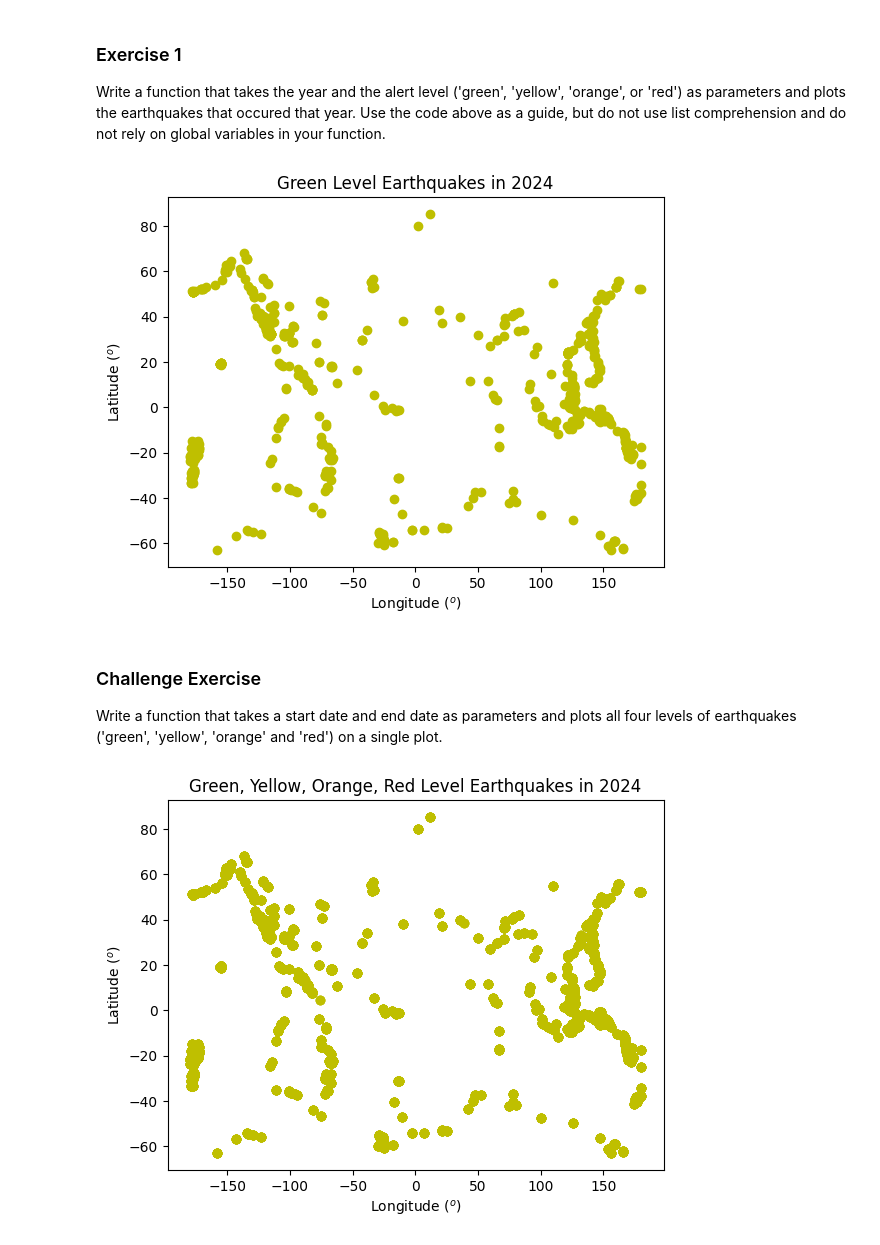
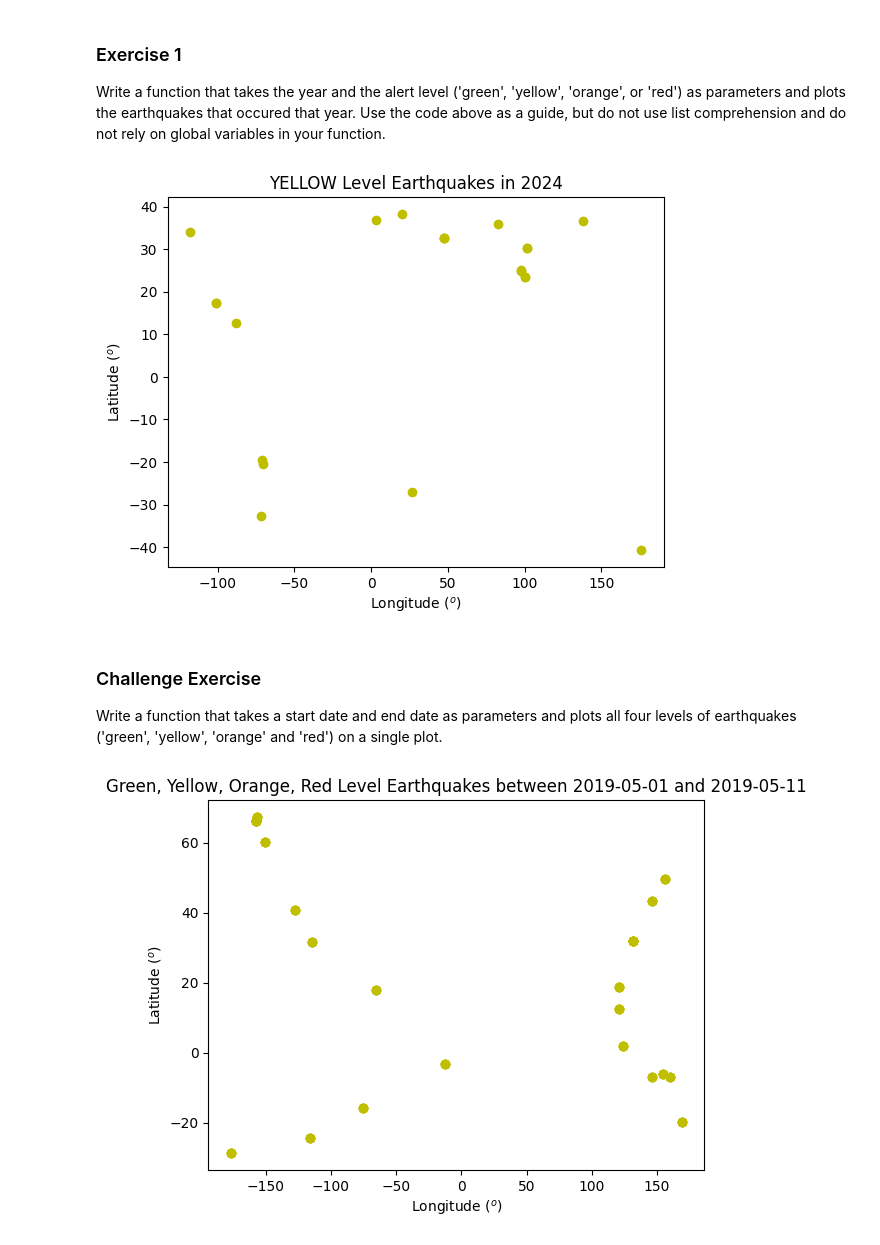
Before and after one commit to bakhadir0v/COMP215, a Jupyter notebook: labs/lab01-introduction.ipynb, the cells around one changed output. Cells and saved outputs as stored; diff of their text form; code cells hidden in the pictures.

```diff
--- a/labs/lab01-introduction.ipynb
+++ b/labs/lab01-introduction.ipynb
@@ -152,48 +152,62 @@ plt.show()
 Write a function that takes the year and the alert level ('green', 'yellow', 'orange', or 'red') as parameters and plots the earthquakes that occured that year.  Use the code above as a guide, but do not use list comprehension and do not rely on global variables in your function.
 # %%
 # your Ex. 1 code here
-locations = []
-longitudes = []
-latitudes = []
 
-for feature in data['features']:
-    locations.append(feature['geometry']['coordinates'])
-
-for location in locations:
+def quake_level(year, level):
+  locations = []
+  longitudes = []
+  latitudes = []
+  params_dict['alertlevel'] = level.lower()
+  params_dict['starttime'] = year + '-01-01'
+  params_dict['endtime'] = year + '-12-31'
+  response = requests.get(api_url, params=params_dict)
+  data = json.loads(response.text)
+  for feature in data['features']:
+   locations.append(feature['geometry']['coordinates'])
+  for location in locations:
     longitudes.append(location[0])
     latitudes.append(location[1])
+  fig, ax = plt.subplots()
+  ax.scatter(longitudes, latitudes, color='y', label='Events')
+  ax.set_xlabel(r'Longitude ($^o$)')
+  ax.set_ylabel(r'Latitude ($^o$)')
+  ax.set_title(f'{level} Level Earthquakes in 2024')
+  plt.show()
 
-fig, ax = plt.subplots()
-ax.scatter(longitudes, latitudes, color='y', label='Events')
-ax.set_xlabel(r'Longitude ($^o$)')
-ax.set_ylabel(r'Latitude ($^o$)')
-ax.set_title('Green Level Earthquakes in 2024')
-plt.show()
+quake_level('2014','YELLOW')
 # %% [output]
-[figure, old version]
+[figure, new version]
 # %% [markdown]
 ### Challenge Exercise
 
 Write a function that takes a start date and end date as parameters and plots all four levels of earthquakes ('green', 'yellow', 'orange' and 'red') on a single plot.
 # %%
-def quake_magn():
+def quake_time(start, end):
+  locations = []
+  longitudes = []
+  latitudes = []
+  params_dict = {'format': 'geojson', 'starttime': '2024-01-01', 'endtime': '2024-12-31', 'alertlevel': 'green'}
+  params_dict['starttime'] = start
+  params_dict['endtime'] = end
+  response = requests.get(api_url, params=params_dict)
+  data = json.loads(response.text)
   alert_levels = ['green', 'yellow', 'orange', 'red']
   for level in alert_levels:
     params_dict['alertlevel'] = level
     response = requests.get(api_url, params=params_dict)
     data = json.loads(response.text)
     for feature in data['features']:
       locations.append(feature['geometry']['coordinates'])
     for location in locations:
       longitudes.append(location[0])
       latitudes.append(location[1])
   fig, ax = plt.subplots()
   ax.scatter(longitudes, latitudes, color='y', label='Events')
   ax.set_xlabel(r'Longitude ($^o$)')
   ax.set_ylabel(r'Latitude ($^o$)')
-  ax.set_title('Green, Yellow, Orange, Red Level Earthquakes in 2024')
+  ax.set_title(f'Green, Yellow, Orange, Red Level Earthquakes between {start} and {end}')
   plt.show()
 
-quake_magn()
+quake_time('2019-05-01','2019-05-11')
 # %% [output]
-[figure, old version]
+[figure, new version]
```
